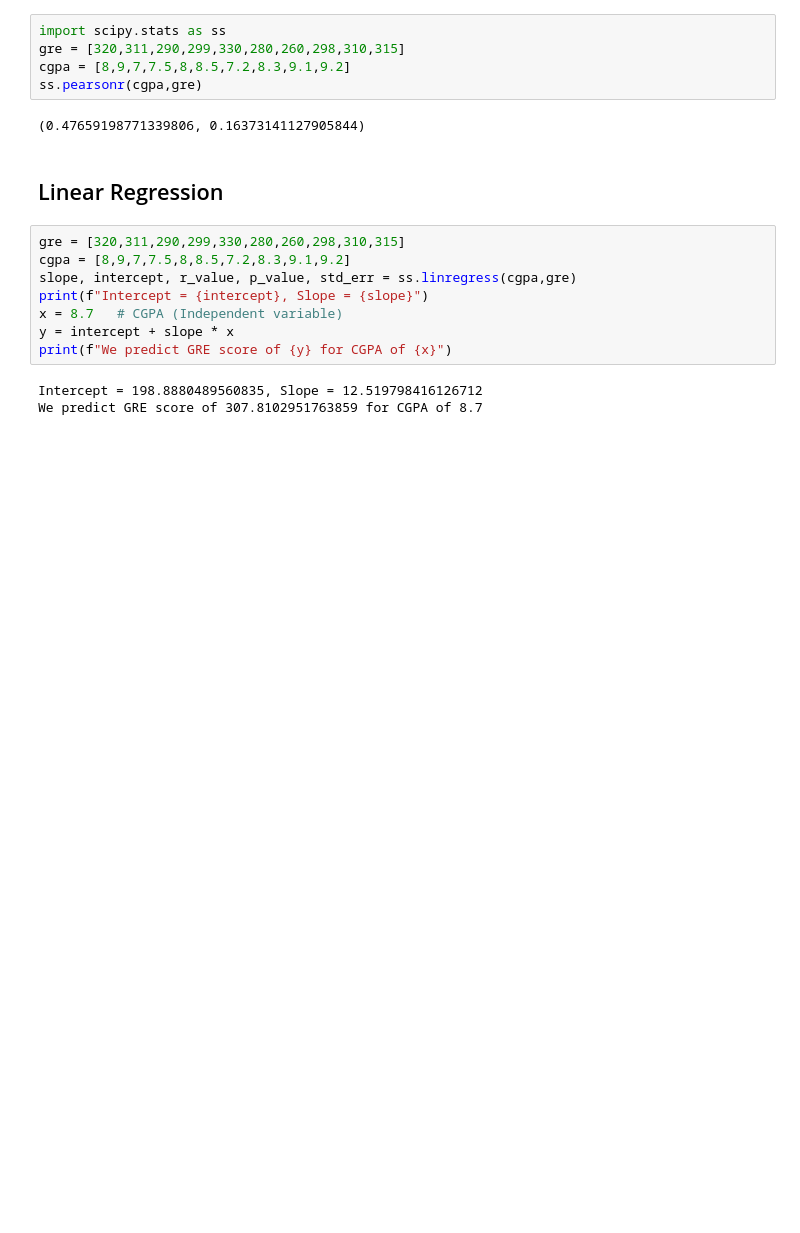
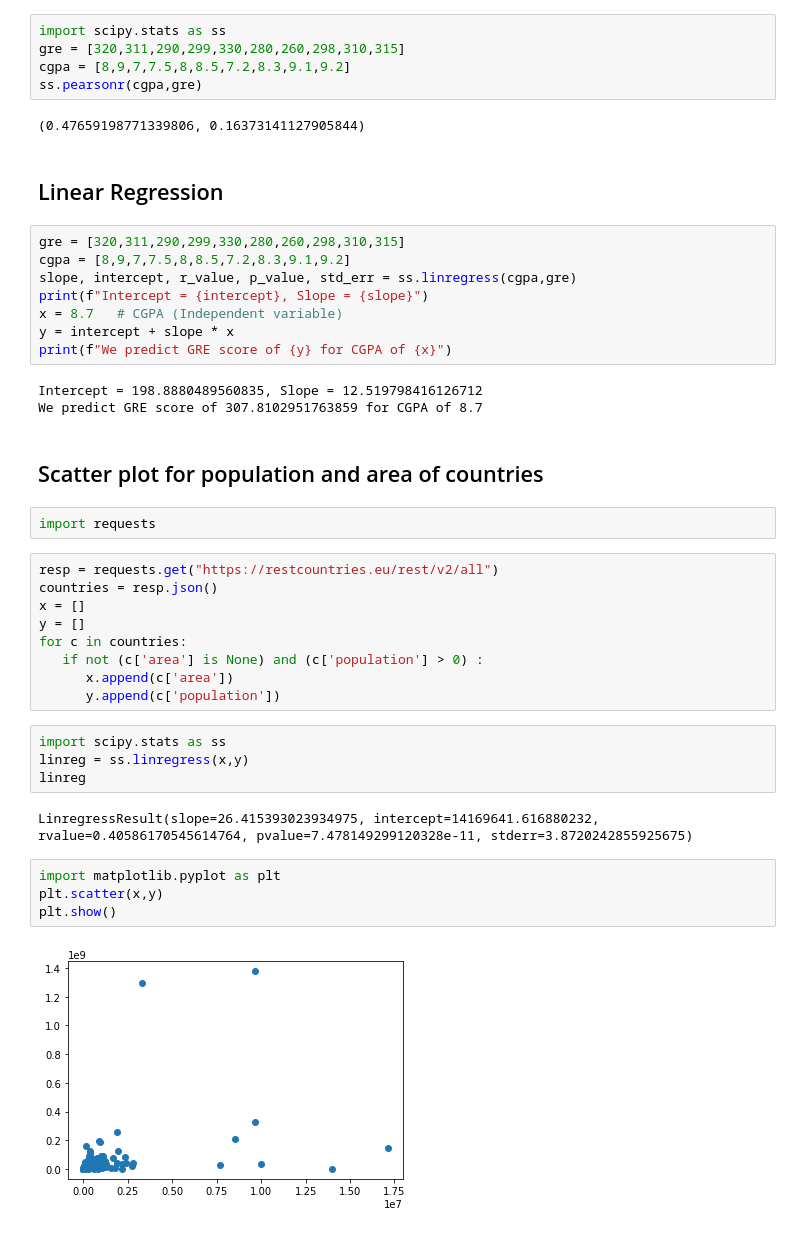
Before and after one commit to srikanthpragada/DataScience_21_JAN_2019, a Jupyter notebook: stats.ipynb, the cells around one changed output. Drawn from its saved outputs; the diff is of its cells as text; blank space fills up the shorter version.

```diff
--- a/stats.ipynb
+++ b/stats.ipynb
@@ -207,3 +207,28 @@ print(f"We predict GRE score of {y} for CGPA of {x}")
 # %% [output]
 Intercept = 198.8880489560835, Slope = 12.519798416126712
 We predict GRE score of 307.8102951763859 for CGPA of 8.7
+# %% [markdown]
+## Scatter plot for population and area of countries
+# %%
+import requests
+# %%
+resp = requests.get("https://restcountries.eu/rest/v2/all")
+countries = resp.json()
+x = []
+y = []
+for c in countries:
+   if not (c['area'] is None) and (c['population'] > 0) :
+      x.append(c['area'])
+      y.append(c['population'])
+# %%
+import scipy.stats as ss
+linreg = ss.linregress(x,y)
+linreg
+# %% [output]
+LinregressResult(slope=26.415393023934975, intercept=14169641.616880232, rvalue=0.40586170545614764, pvalue=7.478149299120328e-11, stderr=3.8720242855925675)
+# %%
+import matplotlib.pyplot as plt
+plt.scatter(x,y)
+plt.show()
+# %% [output]
+[figure, added]
```
Also changed, not shown: 1 other file.
